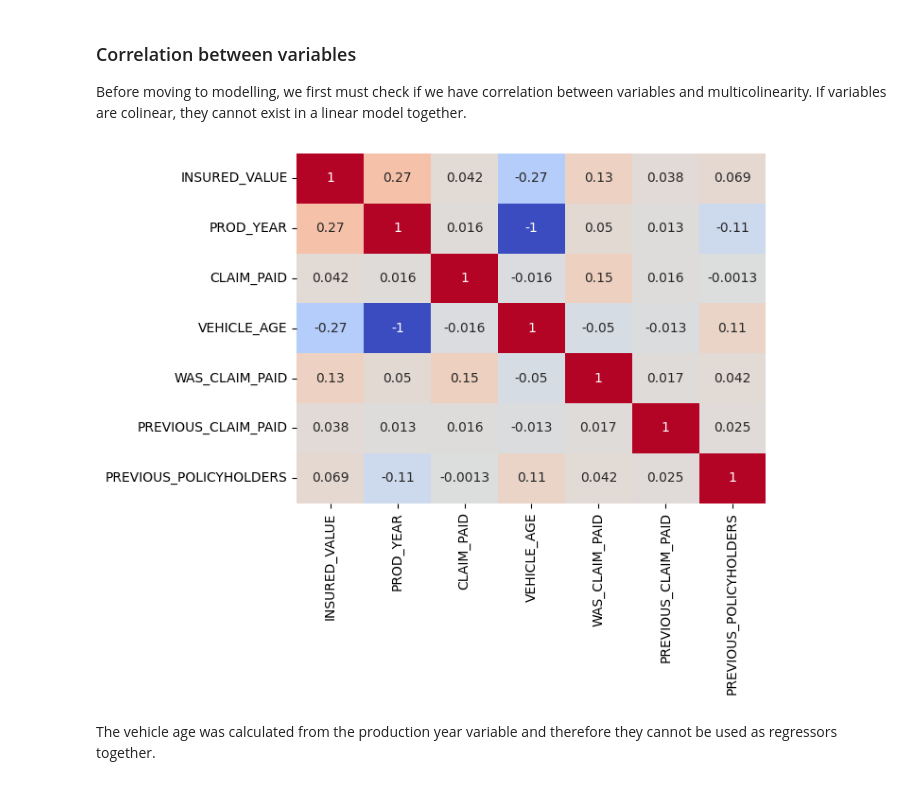
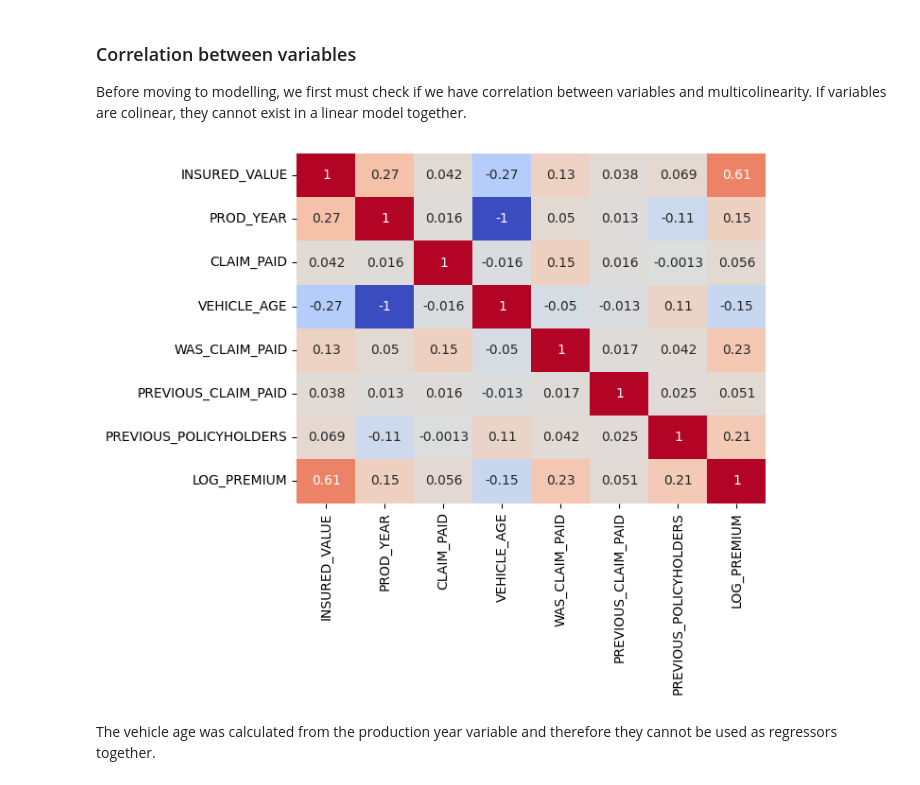
Before and after one commit to Mykolazaz/ethiopian-insurance-premiums, a Jupyter notebook: Basics.ipynb, the cells around one changed output. Cells and saved outputs as stored; diff of their text form; code cells hidden in the pictures.

```diff
--- a/Basics.ipynb
+++ b/Basics.ipynb
@@ -1064,17 +1064,18 @@ insurance_data["PREVIOUS_POLICYHOLDERS"] = sorted_df["PREVIOUS_POLICYHOLDERS"].r
 Before moving to modelling, we first must check if we have correlation between variables and multicolinearity. If variables are colinear, they cannot exist in a linear model together.
 # %%
 cont_cols = ["INSURED_VALUE", "PROD_YEAR", "CLAIM_PAID",
-        "VEHICLE_AGE", "WAS_CLAIM_PAID",
-        "PREVIOUS_CLAIM_PAID", "PREVIOUS_POLICYHOLDERS"]
+             "VEHICLE_AGE", "WAS_CLAIM_PAID",
+             "PREVIOUS_CLAIM_PAID", "PREVIOUS_POLICYHOLDERS",
+             "LOG_PREMIUM"]
 
 corr = insurance_data[cont_cols].corr()
 
 sns.heatmap(corr, annot=True, cmap="coolwarm", cbar=False,
             xticklabels=cont_cols, yticklabels=cont_cols)
 
 plt.show()
 # %% [output]
-[figure, old version]
+[figure, new version]
 # %% [markdown]
 The vehicle age was calculated from the production year variable and therefore they cannot be used as regressors together.
 # %%
```
Also changed, not shown: parts of 10 cells of this notebook.
